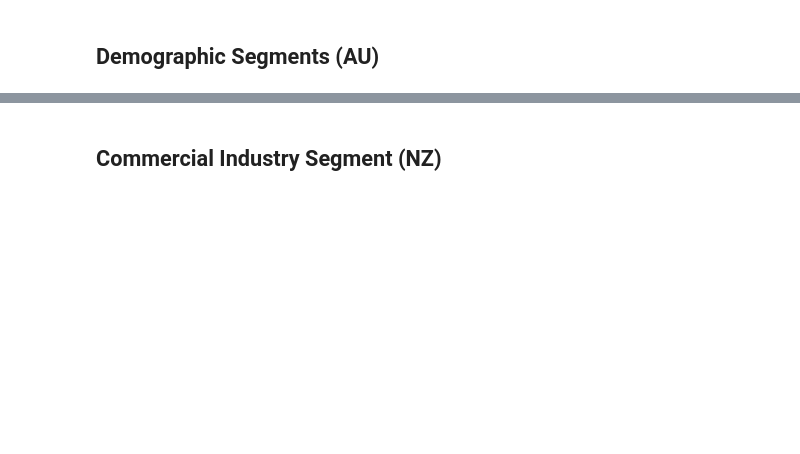
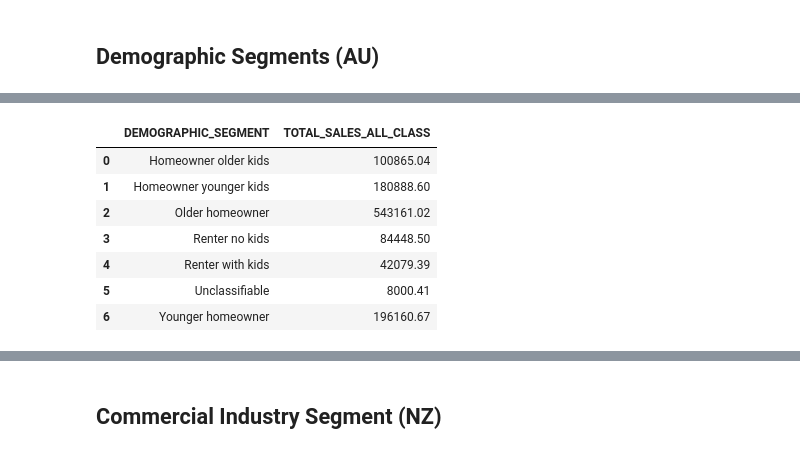
Before and after one commit to Meiji-Tran/Merch-Insights, a Jupyter notebook: NZ RR/400 GROWING MEDIA/General insights/profiling.ipynb, the cells around one changed output, grey strips where cells are left out. Saved outputs shown, nothing was run; the diff lists cells and outputs as text; code cells hidden in the pictures; blank space fills up the shorter version.

```diff
--- a/NZ RR/400 GROWING MEDIA/General insights/profiling.ipynb
+++ b/NZ RR/400 GROWING MEDIA/General insights/profiling.ipynb
@@ -69 +69,13 @@ GM_ds
 49 rows × 23 columns
+# %%
+total_summary = GM_ds.groupby('DEMOGRAPHIC_SEGMENT').agg(TOTAL_SALES_ALL_CLASS=('SEGMENT_SALES', 'first')).reset_index()
+total_summary
+# %% [output]
+|  | DEMOGRAPHIC_SEGMENT | TOTAL_SALES_ALL_CLASS |
+| 0 | Homeowner older kids | 100865.04 |
+| 1 | Homeowner younger kids | 180888.60 |
+| 2 | Older homeowner | 543161.02 |
+| 3 | Renter no kids | 84448.50 |
+| 4 | Renter with kids | 42079.39 |
+| 5 | Unclassifiable | 8000.41 |
+| 6 | Younger homeowner | 196160.67 |
```
Also changed, not shown: parts of 6 cells of this notebook, 5 other files.
